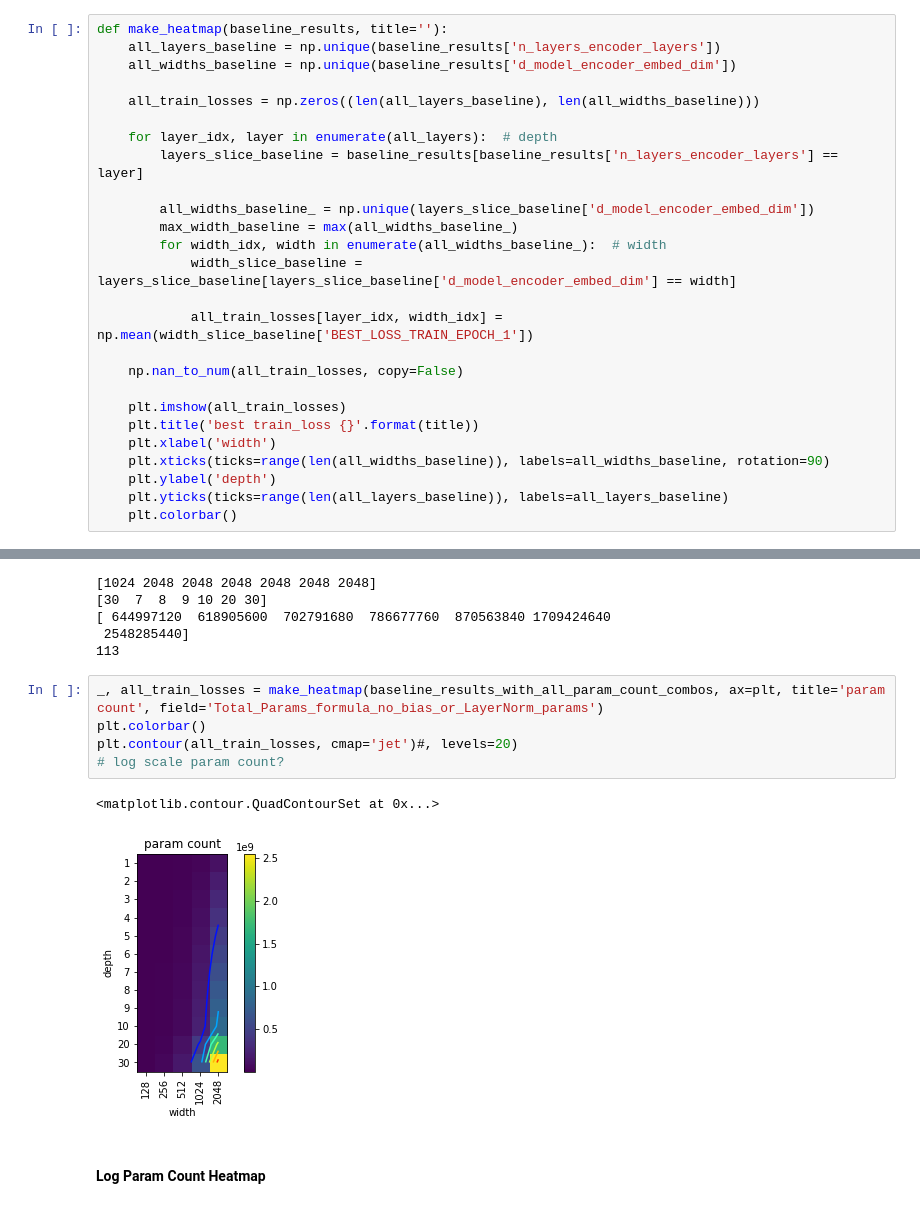
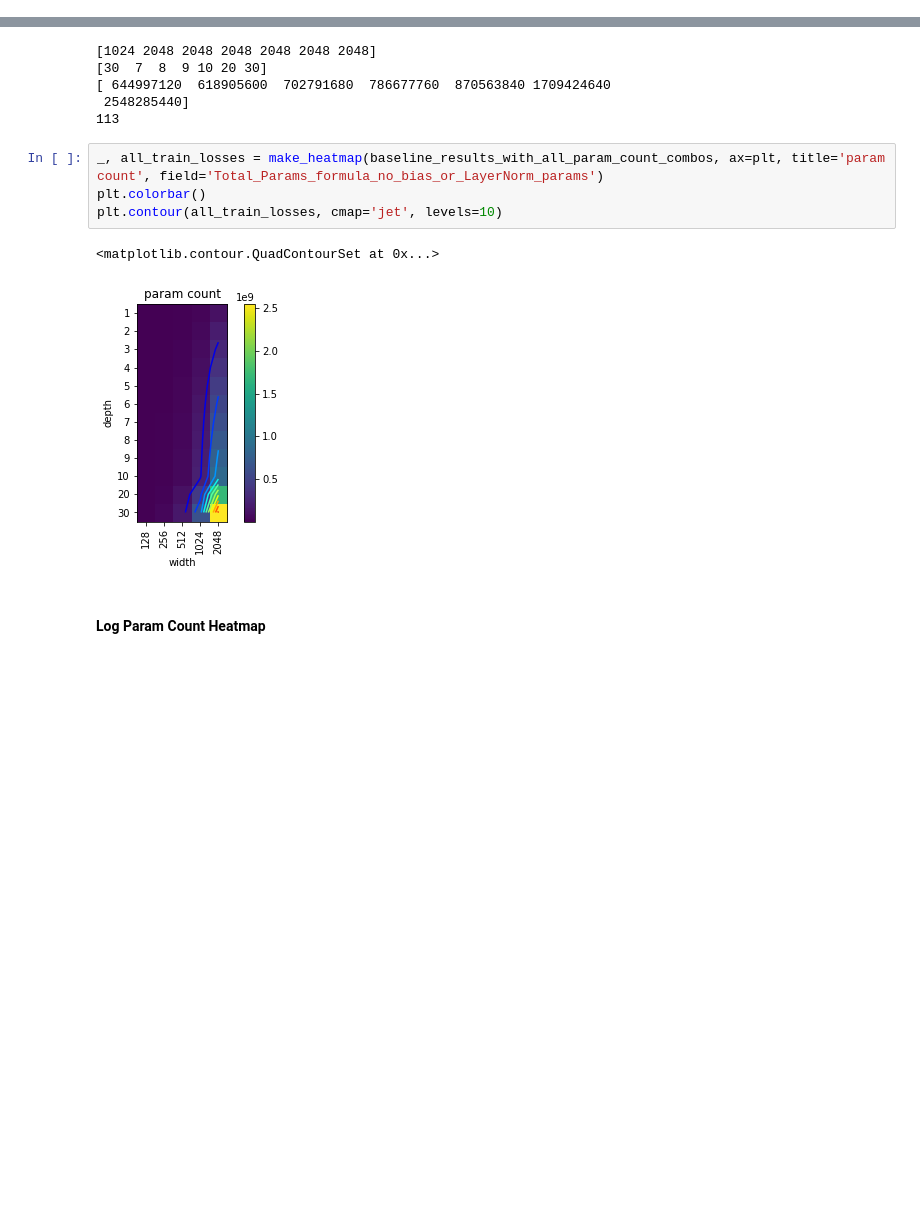
Before and after one commit to darkmatter08/fairseq, a Jupyter notebook: fairseq/modules/compare_linears/Analyze width depth sweeps.ipynb, the cells around one changed output, grey strips where cells are left out. Drawn from its saved outputs; the diff is of its cells as text; blank space fills up the shorter version.

Commit message:
analysis notebook updated with better speedup visualizations.

```diff
--- a/fairseq/modules/compare_linears/Analyze width depth sweeps.ipynb
+++ b/fairseq/modules/compare_linears/Analyze width depth sweeps.ipynb
@@ -520,29 +519,3 @@ plt.colorbar()
 # %% [output]
 <matplotlib.colorbar.Colorbar at 0x...>
 [figure]
-# %%
-def make_heatmap(baseline_results, title=''):
-    all_layers_baseline = np.unique(baseline_results['n_layers_encoder_layers'])
-    all_widths_baseline = np.unique(baseline_results['d_model_encoder_embed_dim'])
-
-    all_train_losses = np.zeros((len(all_layers_baseline), len(all_widths_baseline)))
-
-    for layer_idx, layer in enumerate(all_layers):  # depth
-        layers_slice_baseline = baseline_results[baseline_results['n_layers_encoder_layers'] == layer]
-
-        all_widths_baseline_ = np.unique(layers_slice_baseline['d_model_encoder_embed_dim'])
-        max_width_baseline = max(all_widths_baseline_)
-        for width_idx, width in enumerate(all_widths_baseline_):  # width
-            width_slice_baseline = layers_slice_baseline[layers_slice_baseline['d_model_encoder_embed_dim'] == width]
-
-            all_train_losses[layer_idx, width_idx] = np.mean(width_slice_baseline['BEST_LOSS_TRAIN_EPOCH_1'])
-
-    np.nan_to_num(all_train_losses, copy=False)
-
-    plt.imshow(all_train_losses)
-    plt.title('best train_loss {}'.format(title))
-    plt.xlabel('width')
-    plt.xticks(ticks=range(len(all_widths_baseline)), labels=all_widths_baseline, rotation=90)
-    plt.ylabel('depth')
-    plt.yticks(ticks=range(len(all_layers_baseline)), labels=all_layers_baseline)
-    plt.colorbar()
@@ -732,11 +697,10 @@ print(len(baseline_results_with_all_param_count_combos))
 # %%
 _, all_train_losses = make_heatmap(baseline_results_with_all_param_count_combos, ax=plt, title='param count', field='Total_Params_formula_no_bias_or_LayerNorm_params')
 plt.colorbar()
-plt.contour(all_train_losses, cmap='jet')#, levels=20)
-# log scale param count?
+plt.contour(all_train_losses, cmap='jet', levels=10)
 # %% [output]
 <matplotlib.contour.QuadContourSet at 0x...>
-[figure, old version]
+[figure, new version]
 # %% [markdown]
 #### Log Param Count Heatmap
 # %%
```
Also changed, not shown: parts of 31 cells of this notebook, 2 other files.
